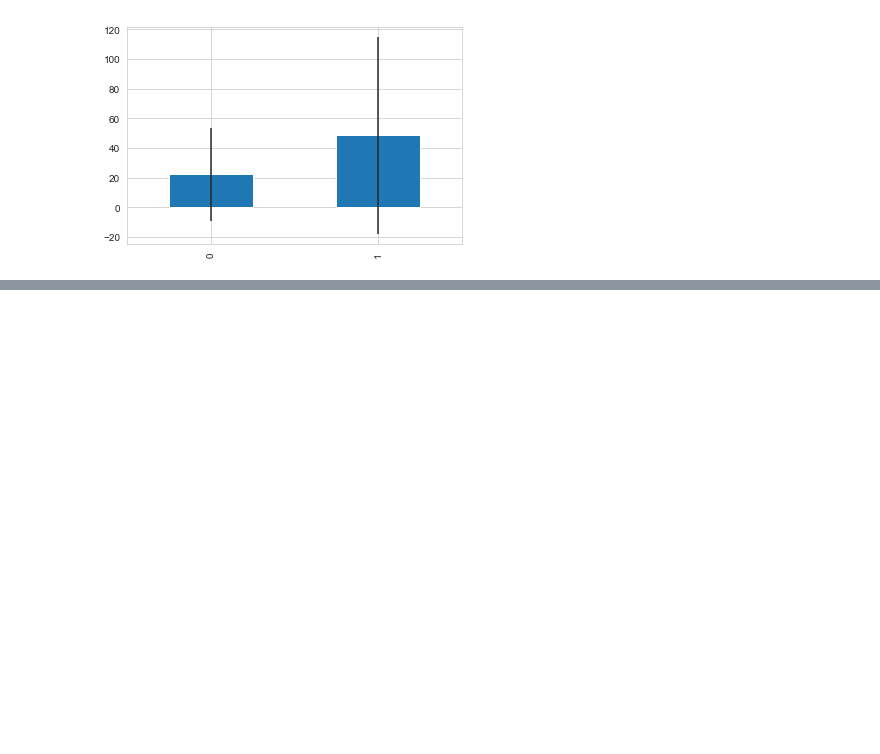
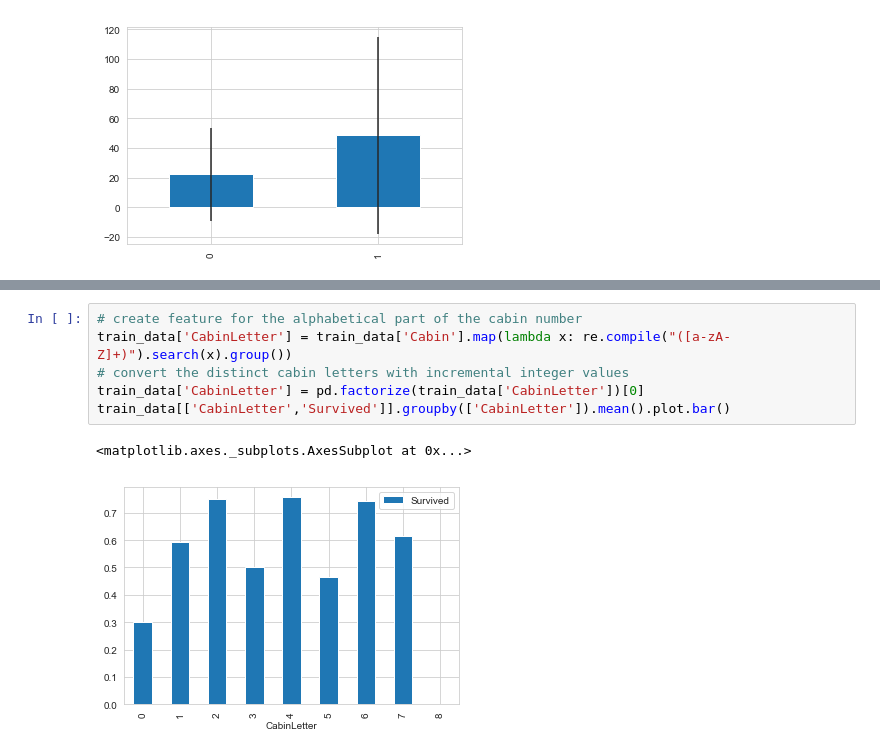
Before and after one commit to QQYES/kaggle_titanic, a Jupyter notebook: titanic_advanced.ipynb, the cells around one changed output, grey strips where cells are left out. Cells and saved outputs as stored; diff of their text form; blank space fills up the shorter version.

```diff
--- a/titanic_advanced.ipynb
+++ b/titanic_advanced.ipynb
@@ -353,0 +362,9 @@ plt.show()
+# %%
+# create feature for the alphabetical part of the cabin number
+train_data['CabinLetter'] = train_data['Cabin'].map(lambda x: re.compile("([a-zA-Z]+)").search(x).group())
+# convert the distinct cabin letters with incremental integer values
+train_data['CabinLetter'] = pd.factorize(train_data['CabinLetter'])[0]
+train_data[['CabinLetter','Survived']].groupby(['CabinLetter']).mean().plot.bar()
+# %% [output]
+<matplotlib.axes._subplots.AxesSubplot at 0x...>
+[figure, added]
```
Also changed, not shown: parts of 8 cells of this notebook.
